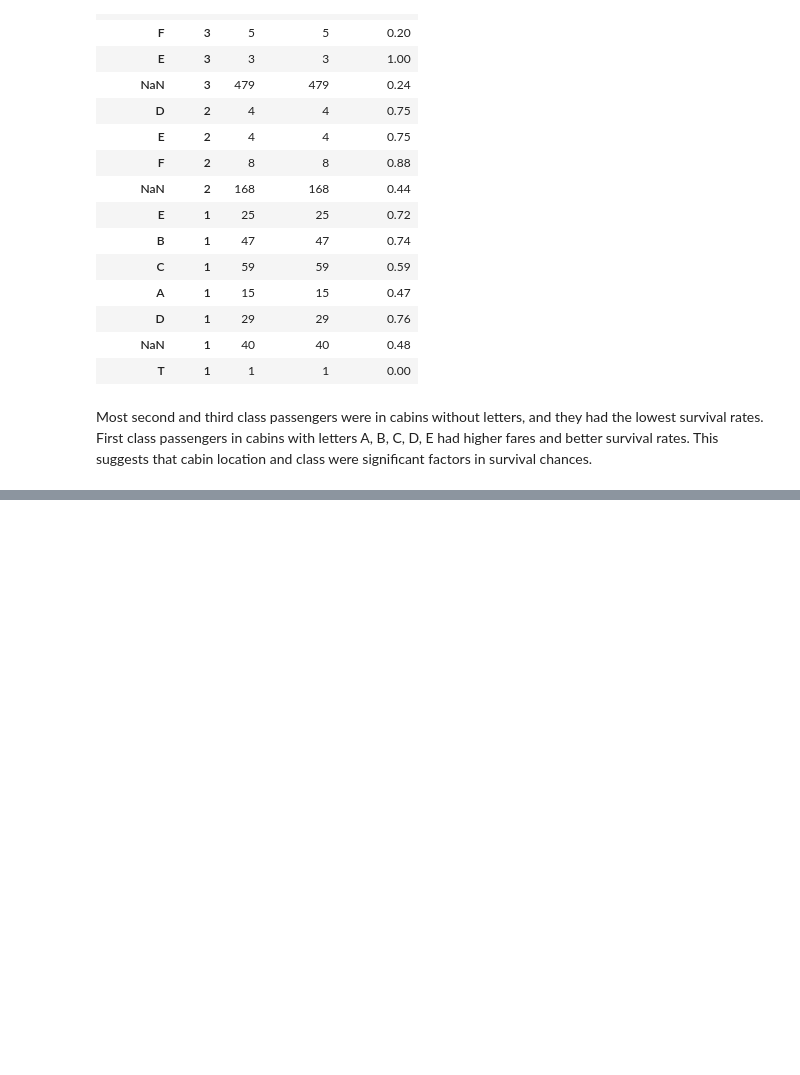
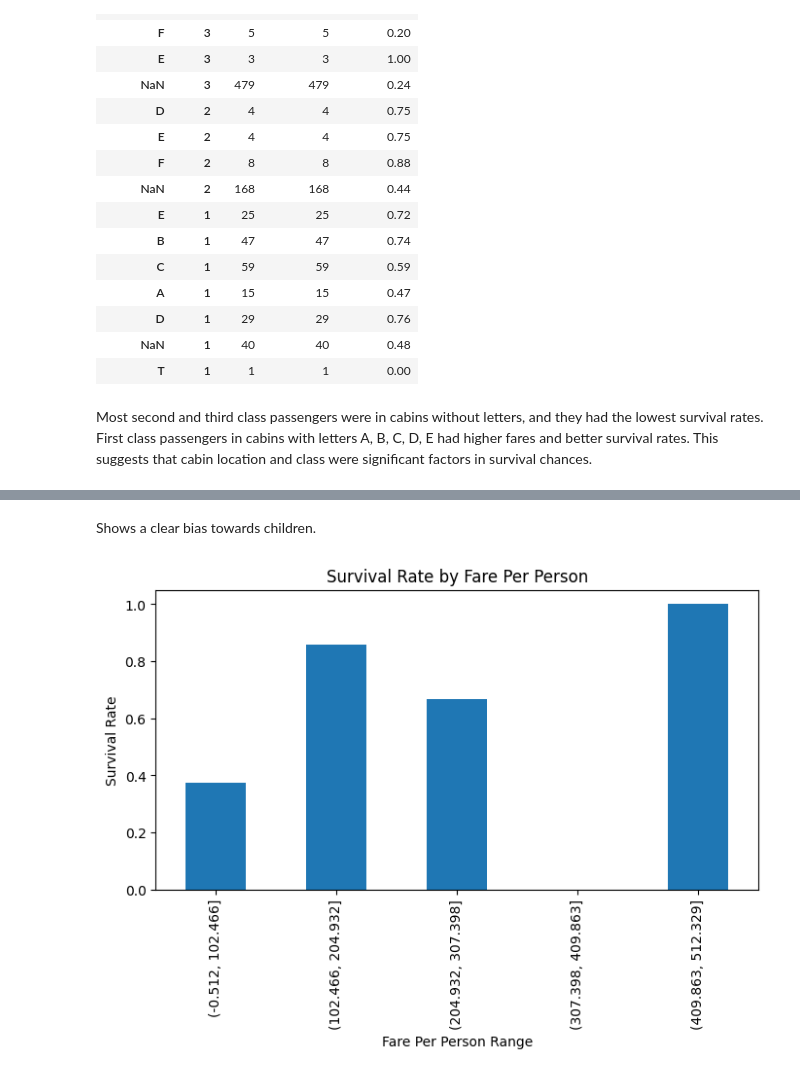
Before and after one commit to shashwatsrv/Titanic, a Jupyter notebook: Titanic.ipynb, the cells around one changed output, grey strips where cells are left out. Cells and saved outputs as stored; diff of their text form; code cells hidden in the pictures; blank space fills up the shorter version.

```diff
--- a/Titanic.ipynb
+++ b/Titanic.ipynb
@@ -359,0 +404,10 @@ Most second and third class passengers were in cabins without letters, and they
+# %% [markdown]
+Shows a clear bias towards children.
+# %%
+df.groupby(pd.cut(df['FarePP'], bins=5))['Survived'].mean().plot(kind='bar', figsize=(8,4))
+plt.title('Survival Rate by Fare Per Person')
+plt.ylabel('Survival Rate')
+plt.xlabel('Fare Per Person Range')
+plt.show()
+# %% [output]
+[figure, added]
```
Also changed, not shown: parts of 30 cells of this notebook.
